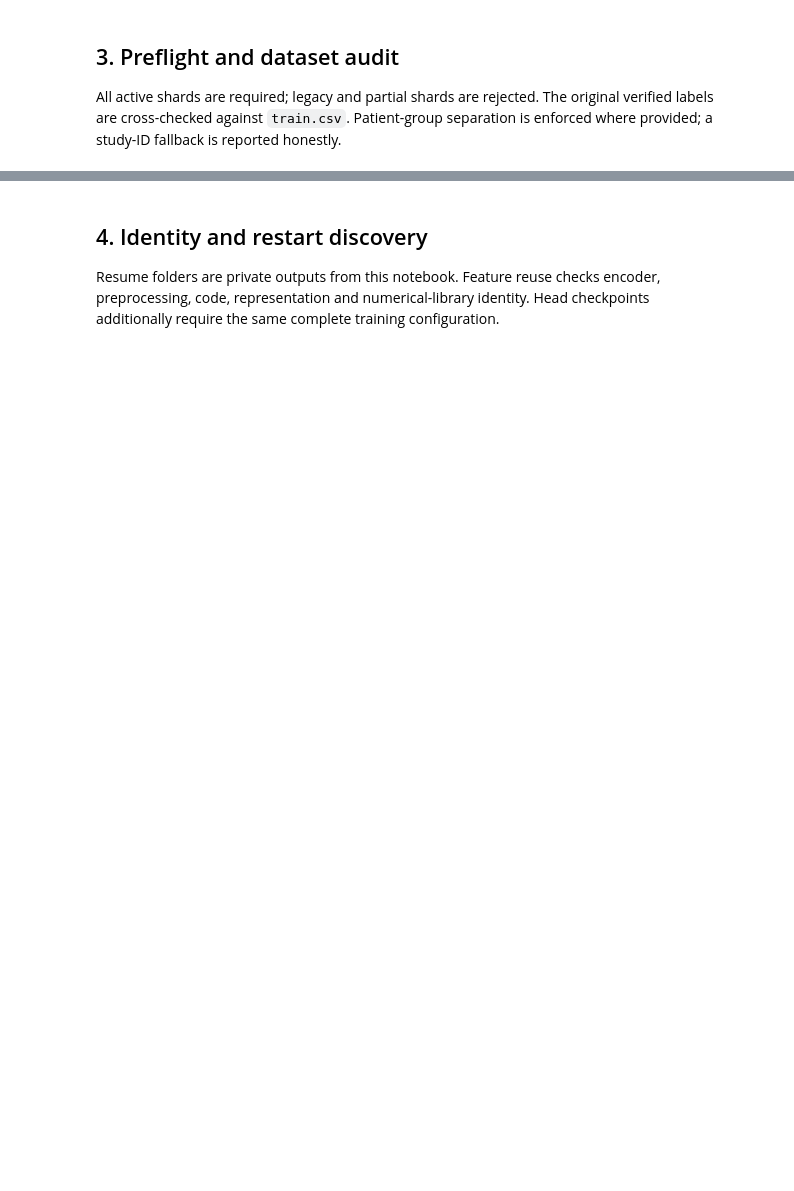
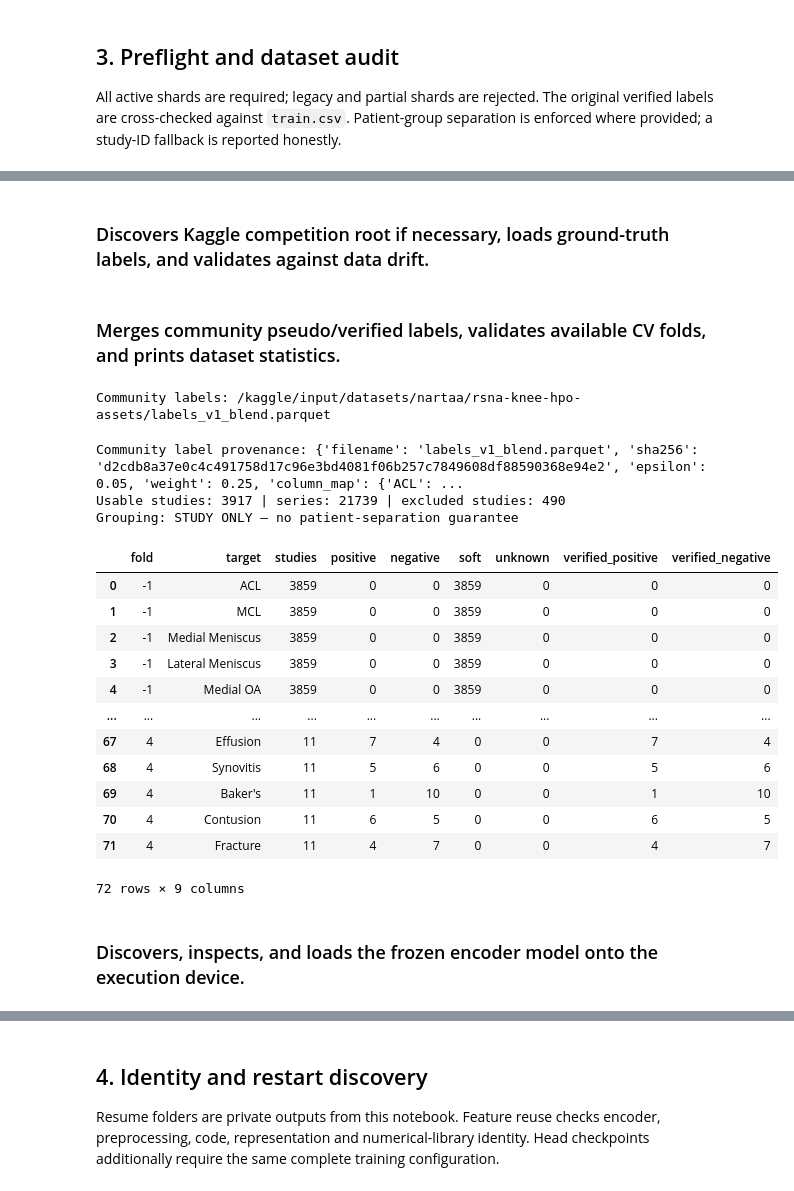
Before and after one commit to gany-c/rsna-knee-abnormality-detection, a Jupyter notebook: training/dinov2/train-knee-dinov2-attention.ipynb, the cells around one changed output, grey strips where cells are left out. Drawn from its saved outputs; the diff is of its cells as text; code cells hidden in the pictures; blank space fills up the shorter version.

Commit message:
using community build label set

```diff
--- a/training/dinov2/train-knee-dinov2-attention.ipynb
+++ b/training/dinov2/train-knee-dinov2-attention.ipynb
@@ -30,6 +31,12 @@ ENCODER_PATH = None      # HF folder OR path to dinov2_vits14_pretrain.pth; auto
 ENCODER_BACKEND = 'auto' # 'auto', 'hf', or 'timm'
 RESUME_ROOTS = []        # Previous run folders containing run_identity.json; otherwise discovered in /kaggle/input
 OUTPUT_ROOT = Path('/kaggle/working/rsna-knee-training')
+COMMUNITY_LABELS_PATH = Path(
+    "/kaggle/input/datasets/nartaa/rsna-knee-hpo-assets/labels_v1_blend.parquet"
+)
+COMMUNITY_COLUMN_MAP = None # If names differ: {our_target: parquet_column} for all 12 targets
+COMMUNITY_EPSILON = 0.05 # Smooth community targets ONCE; official labels remain 0/1
+COMMUNITY_WEIGHT = 0.25 # Retain the existing weak-label reliability weight
 MODE = 'all'            # 'all', 'features', 'train'
 FOLDS = [0, 1, 2, 3, 4] # For a pilot, use [0]; export is then clearly marked partial OOF
 MAX_HOURS = 7.5
@@ -743,0 +822,2 @@ ENCODER = FrozenEncoder(ENCODER_PATH, BACKEND).to(DEVICE).eval()
+# %% [markdown]
+### Discovers Kaggle competition root if necessary, loads ground-truth labels, and validates against data drift.
@@ -743,0 +850,71 @@ ENCODER = FrozenEncoder(ENCODER_PATH, BACKEND).to(DEVICE).eval()
+# %% [markdown]
+### Merges community pseudo/verified labels, validates available CV folds, and prints dataset statistics.
+# %%
+from pathlib import Path
+
+matches = list(Path("/kaggle/input").rglob("labels_v1_blend.parquet"))
+
+if len(matches) != 1:
+    raise ValueError(
+        f"Expected exactly one labels_v1_blend.parquet; "
+        f"found {len(matches)}: {matches}"
+    )
+
+COMMUNITY_LABELS_PATH = matches[0]
+print("Community labels:", COMMUNITY_LABELS_PATH)
+# %% [output]
+Community labels: /kaggle/input/datasets/nartaa/rsna-knee-hpo-assets/labels_v1_blend.parquet
+# %%
+# Replace generated supervision with community labels (preserving verified official ground truth)
+ALL_LABELS, LABEL_PROVENANCE = apply_community_labels(
+    ALL_LABELS,
+    COMMUNITY_LABELS_PATH,
+    COMMUNITY_EPSILON,
+    COMMUNITY_WEIGHT,
+    COMMUNITY_COLUMN_MAP
+)
+
+LABELS = (
+    ALL_LABELS.loc[ALL_LABELS[ID].isin(SERIES[ID])]
+    .copy()
+    .sort_values(ID)
+    .reset_index(drop=True)
+)
+
+print('Community label provenance:', LABEL_PROVENANCE)
+
+# Validate fold availability
+available_folds = sorted(LABELS.loc[LABELS.has_gold.eq(1), 'fold'].unique().tolist())
+if not set(FOLDS).issubset(available_folds):
+    raise ValueError(f'Eligible verified folds are {available_folds}')
+
+# Display summary audit metrics
+print('Usable studies:', len(LABELS), '| series:', len(SERIES), '| excluded studies:', len(ALL_LABELS) - len(LABELS))
+
+grouping_msg = (
+    'STUDY ONLY — no patient-separation guarantee'
+    if ALL_LABELS.patient_group.eq(ALL_LABELS[ID]).all()
+    else 'provided groups; verify patient provenance'
+)
+print('Grouping:', grouping_msg)
+
+display(audit_labels(LABELS))
+# %% [output]
+Community label provenance: {'filename': 'labels_v1_blend.parquet', 'sha256': 'd2cdb8a37e0c4c491758d17c96e3bd4081f06b257c7849608df88590368e94e2', 'epsilon': 0.05, 'weight': 0.25, 'column_map': {'ACL': ...
+Usable studies: 3917 | series: 21739 | excluded studies: 490
+Grouping: STUDY ONLY — no patient-separation guarantee
+|  | fold | target | studies | positive | negative | soft | unknown | verified_positive | verified_negative |
+| 0 | -1 | ACL | 3859 | 0 | 0 | 3859 | 0 | 0 | 0 |
+| 1 | -1 | MCL | 3859 | 0 | 0 | 3859 | 0 | 0 | 0 |
+| 2 | -1 | Medial Meniscus | 3859 | 0 | 0 | 3859 | 0 | 0 | 0 |
+| 3 | -1 | Lateral Meniscus | 3859 | 0 | 0 | 3859 | 0 | 0 | 0 |
+| 4 | -1 | Medial OA | 3859 | 0 | 0 | 3859 | 0 | 0 | 0 |
+| ... | ... | ... | ... | ... | ... | ... | ... | ... | ... |
+| 67 | 4 | Effusion | 11 | 7 | 4 | 0 | 0 | 7 | 4 |
+| 68 | 4 | Synovitis | 11 | 5 | 6 | 0 | 0 | 5 | 6 |
+| 69 | 4 | Baker's | 11 | 1 | 10 | 0 | 0 | 1 | 10 |
+| 70 | 4 | Contusion | 11 | 6 | 5 | 0 | 0 | 6 | 5 |
+| 71 | 4 | Fracture | 11 | 4 | 7 | 0 | 0 | 4 | 7 |
+72 rows × 9 columns
+# %% [markdown]
+### Discovers, inspects, and loads the frozen encoder model onto the execution device.
```
Also changed, not shown: parts of 18 cells of this notebook, 4 other files.
